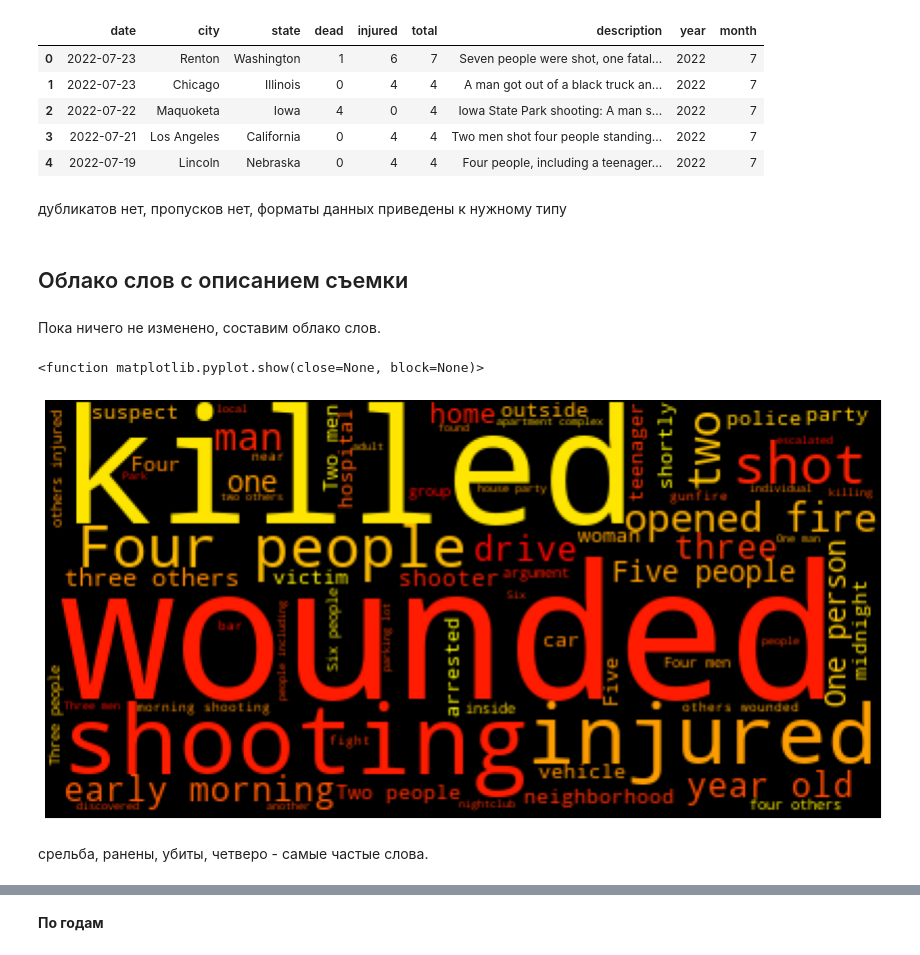
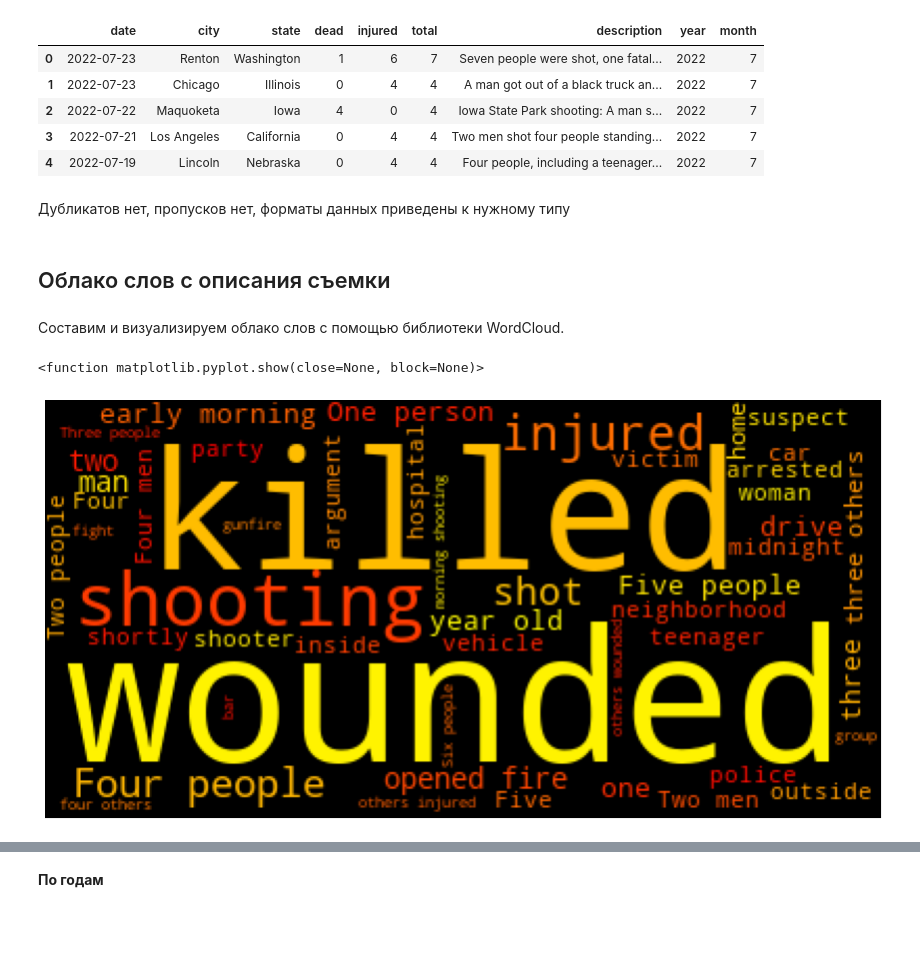
Before and after one commit to Pavel891/Data_analysis, a Jupyter notebook: free_tasks/mass shootings in the USA/history_analysis.ipynb, the cells around one changed output, grey strips where cells are left out. Drawn from its saved outputs; the diff is of its cells as text; code cells hidden in the pictures; blank space fills up the shorter version.

```diff
--- a/free_tasks/mass shootings in the USA/history_analysis.ipynb
+++ b/free_tasks/mass shootings in the USA/history_analysis.ipynb
@@ -41,13 +56,14 @@ import plotly.express as px
 # %%
-# установим стандартный размер графиков для всего документа
 %matplotlib inline
-sns.set(rc={'figure.figsize':(23, 13)})
 
 # устанавливает максимальную ширину столбца, что бы видеть все содержимое
 pd.set_option('max_colwidth', 200)
+
+# будем игнорировать небольшие предупреждения
+warnings.filterwarnings('ignore')
 # %%
 # загрузка файла с данными
-df = pd.read_csv('.../history_of_mass_shootings_in_the_usa.csv')
+df = pd.read_csv('C:/Users/pavel/project/my_data/History of Mass Shootings in the USA/history_of_mass_shootings_in_the_usa.csv')
 # %%
 print('Просмотр строк:')
 display(df.sample(10))
@@ -174,20 +177,18 @@ df.head()
 | 3 | 2022-07-21 | Los Angeles | California | 0 | 4 | 4 | Two men shot four people standing... | 2022 | 7 |
 | 4 | 2022-07-19 | Lincoln | Nebraska | 0 | 4 | 4 | Four people, including a teenager... | 2022 | 7 |
 # %% [markdown]
-дубликатов нет, пропусков нет, форматы данных приведены к нужному типу
+Дубликатов нет, пропусков нет, форматы данных приведены к нужному типу
 # %% [markdown]
-## Облако слов с описанием съемки
+## <a id="wordcloud">Облако слов с описания съемки</a>
-# %% [markdown]
-Пока ничего не изменено, составим облако слов.
+# %% [markdown]
+Составим и визуализируем облако слов с помощью библиотеки WordCloud.
 # %%
 text = ' '.join(df['description'])
-cloud = WordCloud(stopwords=STOPWORDS, colormap='autumn', max_words=70).generate(text)
+cloud = WordCloud(stopwords=STOPWORDS, colormap='autumn', max_words=50).generate(text)
 plt.figure(figsize=(15,10))
 plt.imshow(cloud)
 plt.axis('off')
 plt.show
 # %% [output]
 <function matplotlib.pyplot.show(close=None, block=None)>
-[figure, old version]
+[figure, new version]
-# %% [markdown]
-срельба, ранены, убиты, четверо - самые частые слова.
```
Also changed, not shown: parts of 48 cells of this notebook.
